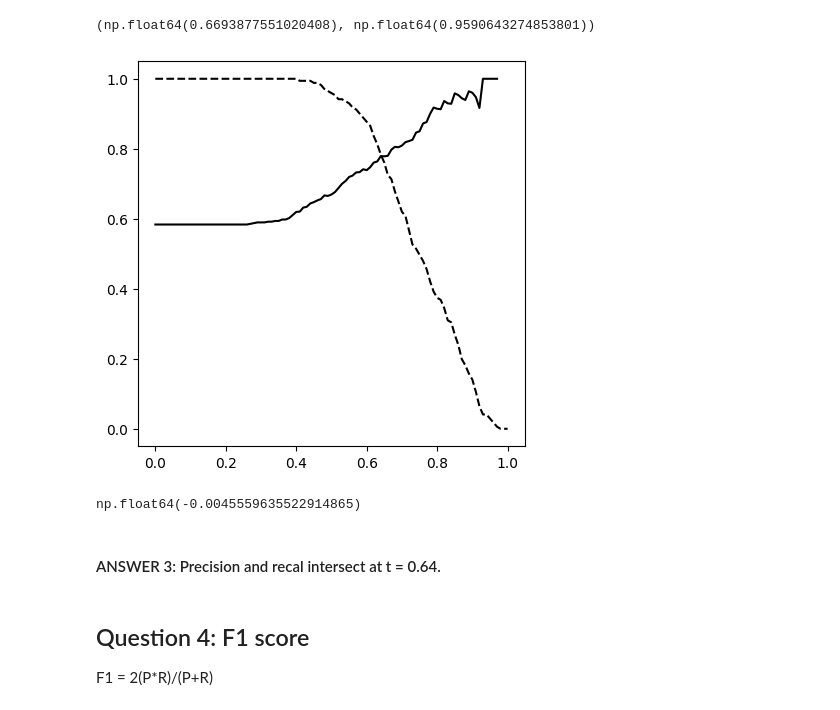
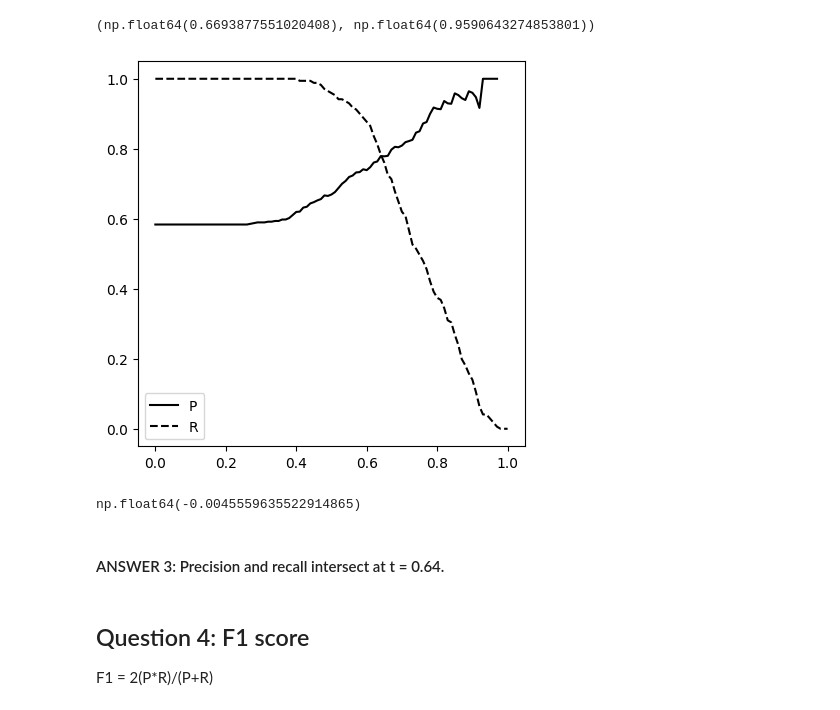
Before and after one commit to jg5xraydelta/mlz-homework, a Jupyter notebook: Homework 4/Gavin - Bank Marketing Homework 4.ipynb, the cells around one changed output. Drawn from its saved outputs; the diff is of its cells as text; code cells hidden in the pictures.

```diff
--- a/Homework 4/Gavin - Bank Marketing Homework 4.ipynb
+++ b/Homework 4/Gavin - Bank Marketing Homework 4.ipynb
@@ -49,6 +64,6 @@ dv = DictVectorizer(sparse=False)
 train_dict = df_train[categorical + numerical].to_dict(orient='records')
 X_train = dv.fit_transform(train_dict)
 
-model = LogisticRegression(solver='liblinear', C=1, max_iter=1000)
+model = LogisticRegression(solver='liblinear', C=1.0, max_iter=1000)
 model.fit(X_train, y_train)
 # %% [output]
@@ -60,9 +72,6 @@ X_train = dv.fit_transform(train_dicts)
 val_dicts = df_val[categorical + numerical].to_dict(orient='records')
 X_val = dv.fit_transform(val_dicts)
 # %%
-val_dict = df_val[categorical + numerical].to_dict(orient='records')
-X_val = dv.transform(val_dict)
-
 y_pred = model.predict_proba(X_val)[:, 1]
 convert_decision = (y_pred >= 0.5)
 (y_val == convert_decision).mean()
@@ -176,17 +181,18 @@ from matplotlib import pyplot as plt
 %matplotlib inline
 # %%
 plt.figure(figsize=(5, 5))
-plt.plot(df_scores.threshold, df_scores.p, color='black', linestyle='solid', label='TPR')
-plt.plot(df_scores.threshold, df_scores.r, color='black', linestyle='dashed', label='FPR')
+plt.plot(df_scores.threshold, df_scores.p, color='black', linestyle='solid', label='P')
+plt.plot(df_scores.threshold, df_scores.r, color='black', linestyle='dashed', label='R')
+plt.legend()
 plt.show()
 # %% [output]
-[figure, old version]
+[figure, new version]
 # %%
 df_scores.iloc[64].p - df_scores.iloc[64].r
 # %% [output]
 np.float64(-0.0045559635522914865)
 # %% [markdown]
-#### ANSWER 3: Precision and recal intersect at t = 0.64.
+#### ANSWER 3: Precision and recall intersect at t = 0.64.
 # %% [markdown]
 ## Question 4: F1 score
 F1 = 2(P*R)/(P+R)
```
Also changed, not shown: parts of 16 cells of this notebook, 3 other files.
